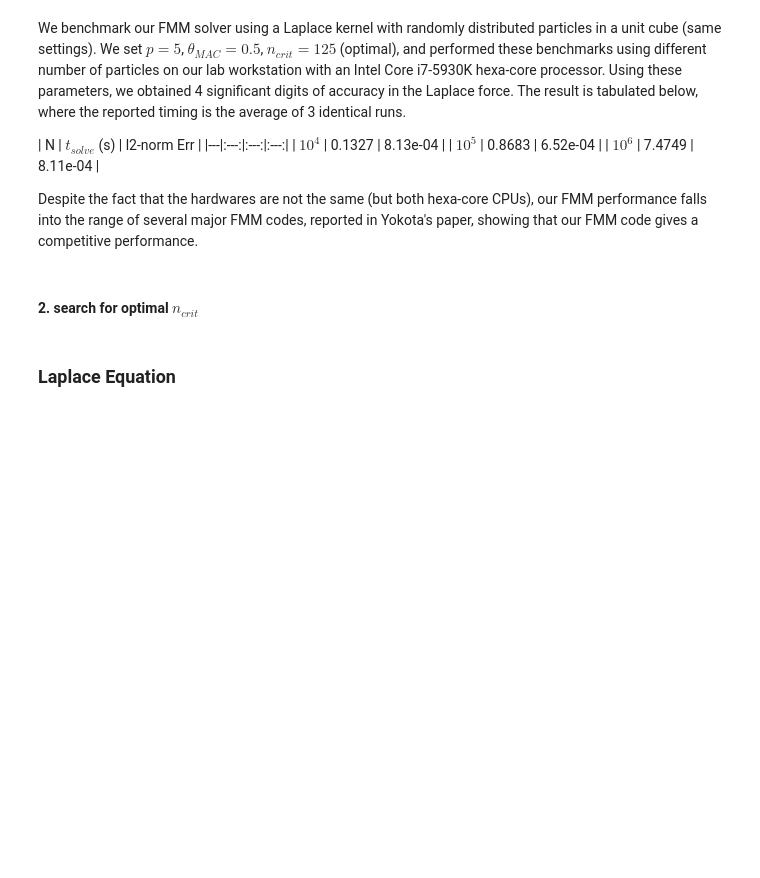
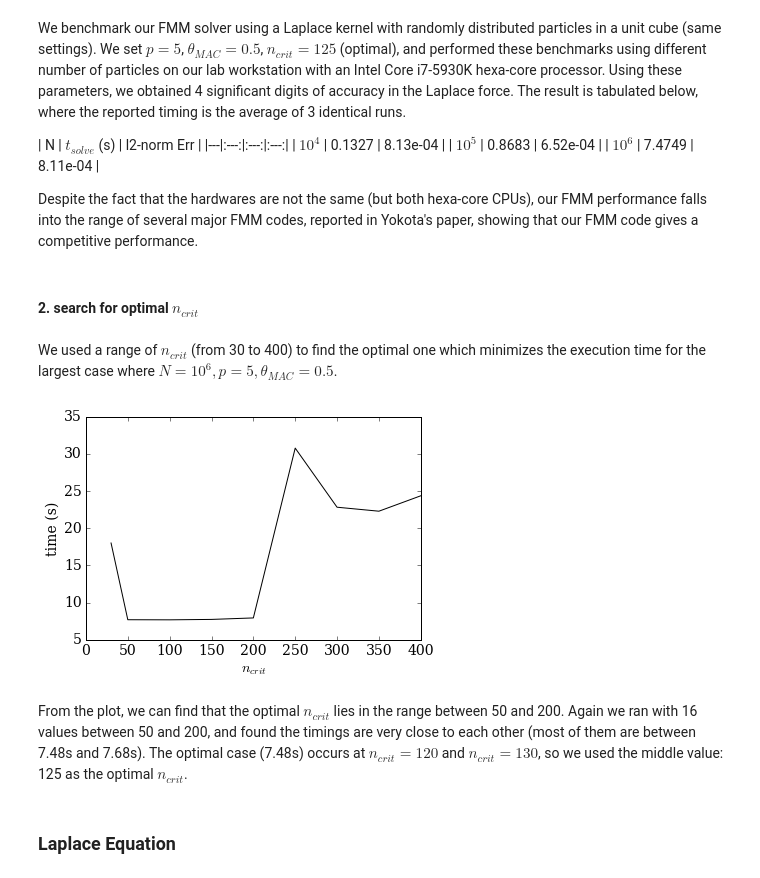
Before and after one commit to barbagroup/inexact-gmres, a Jupyter notebook: supplementary-materials/inexact-GMRES-result.ipynb, the cells around one changed output. Saved outputs shown, nothing was run; the diff lists cells and outputs as text; code cells hidden in the pictures; blank space fills up the shorter version.

```diff
--- a/supplementary-materials/inexact-GMRES-result.ipynb
+++ b/supplementary-materials/inexact-GMRES-result.ipynb
@@ -26,3 +26,5 @@ We benchmark our FMM solver using a Laplace kernel with randomly distributed par
 Despite the fact that the hardwares are not the same (but both hexa-core CPUs), our FMM performance falls into the range of several major FMM codes, reported in Yokota's paper, showing that our FMM code gives a competitive performance.
 # %% [markdown]
 #### 2. search for optimal $n_{crit}$
+# %% [markdown]
+We used a range of $n_{crit}$ (from 30 to 400) to find the optimal one which minimizes the execution time for the largest case where $N = 10^6, p=5, \theta_{MAC}=0.5$.
@@ -29,3 +34,11 @@ Despite the fact that the hardwares are not the same (but both hexa-core CPUs),
+# %%
+pyplot.plot(ncrit_set, time_set, 'k-')
+pyplot.xlabel('$n_{crit}$')
+pyplot.ylabel('time (s)');
+# %% [output]
+[figure, added]
+# %% [markdown]
+From the plot, we can find that the optimal $n_{crit}$ lies in the range between 50 and 200. Again we ran with 16 values between 50 and 200, and found the timings are very close to each other (most of them are between 7.48s and 7.68s). The optimal case (7.48s) occurs at $n_{crit}=120$ and $n_{crit}=130$, so we used the middle value: 125 as the optimal $n_{crit}$.
 # %% [markdown]
 ### Laplace Equation
 # %% [markdown]
```
Also changed, not shown: parts of 26 cells of this notebook.
